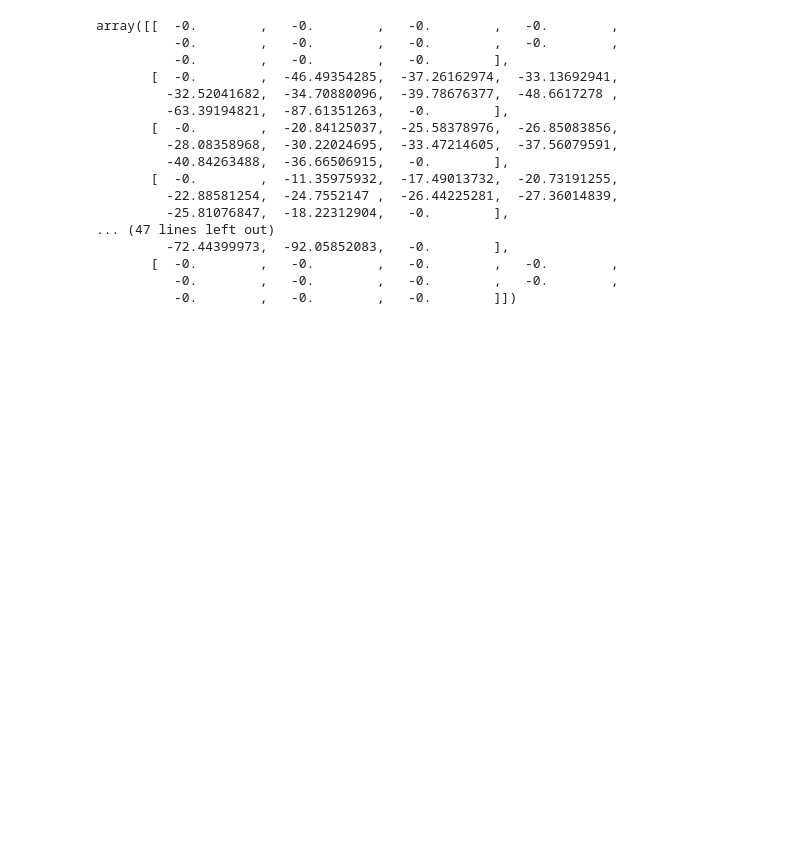
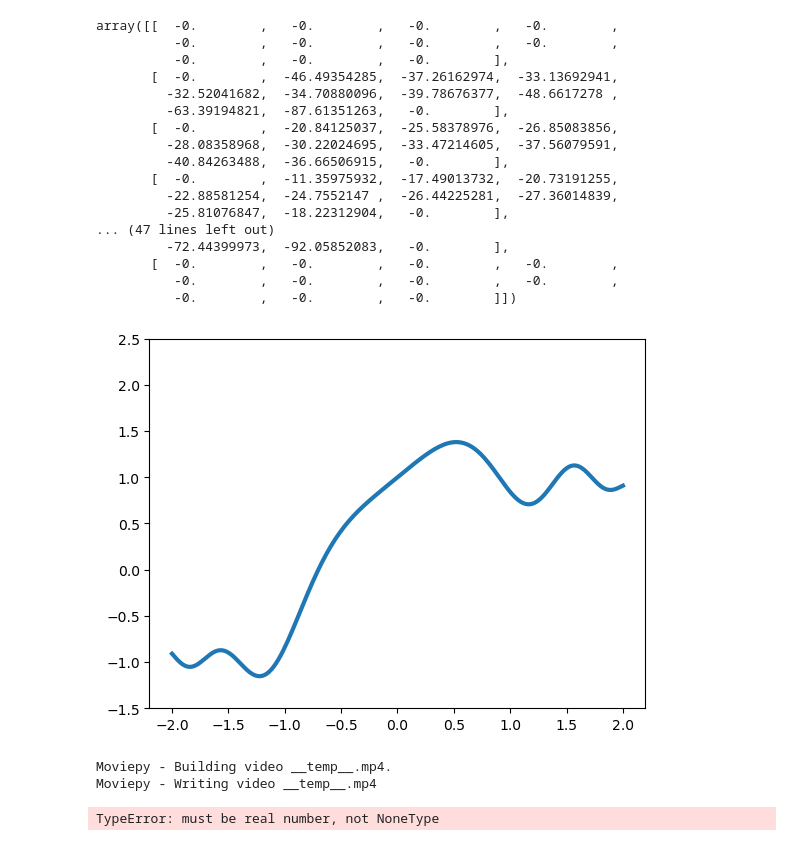
Before and after one commit to cjuarezramos/MMS022024, a Jupyter notebook: Pruebas/pruebas.ipynb, the cells around one changed output. Drawn from its saved outputs; the diff is of its cells as text; code cells hidden in the pictures; blank space fills up the shorter version.

```diff
--- a/Pruebas/pruebas.ipynb
+++ b/Pruebas/pruebas.ipynb
@@ -75,3 +75,46 @@ array([[  -0.        ,   -0.        ,   -0.        ,   -0.        ,
        [  -0.        ,   -0.        ,   -0.        ,   -0.        ,
           -0.        ,   -0.        ,   -0.        ,   -0.        ,
           -0.        ,   -0.        ,   -0.        ]])
+# %%
+# importing matplot lib
+import matplotlib.pyplot as plt
+import numpy as np
+import time
+# importing movie py libraries
+from moviepy.editor import VideoClip
+from moviepy.video.io.bindings import mplfig_to_npimage
+
+# numpy array
+x = np.linspace(-2, 2, 200)
+time.sleep(5)
+
+# duration of the video
+duration = 3
+
+# matplot subplot
+fig, ax = plt.subplots()
+
+# method to get frames
+def make_frame(t):
+
+	# clear
+	ax.clear()
+
+	# plotting line
+	ax.plot(x, np.sinc(x**2) + np.sin(x + 2 * np.pi / duration * t), lw = 3)
+	ax.set_ylim(-1.5, 2.5)
+
+	# returning numpy image
+	return mplfig_to_npimage(fig)
+
+# creating animation
+animation = VideoClip(make_frame, duration = 2)
+# %% [output]
+[figure, added]
+# %%
+# displaying animation with auto play and looping
+animation.ipython_display(fps = 20, loop = True, autoplay = True)
+# %% [output]
+Moviepy - Building video __temp__.mp4.
+Moviepy - Writing video __temp__.mp4
+TypeError: must be real number, not NoneType
```
Also changed, not shown: 2 other files.
